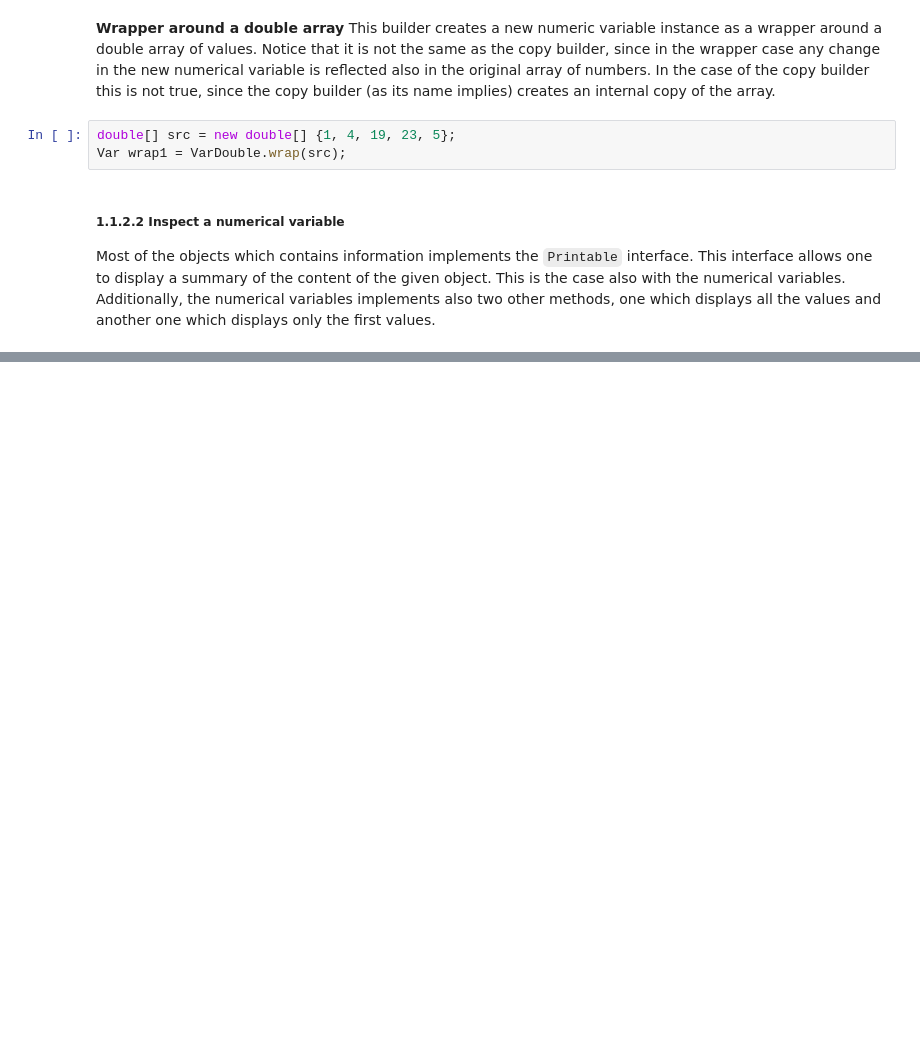
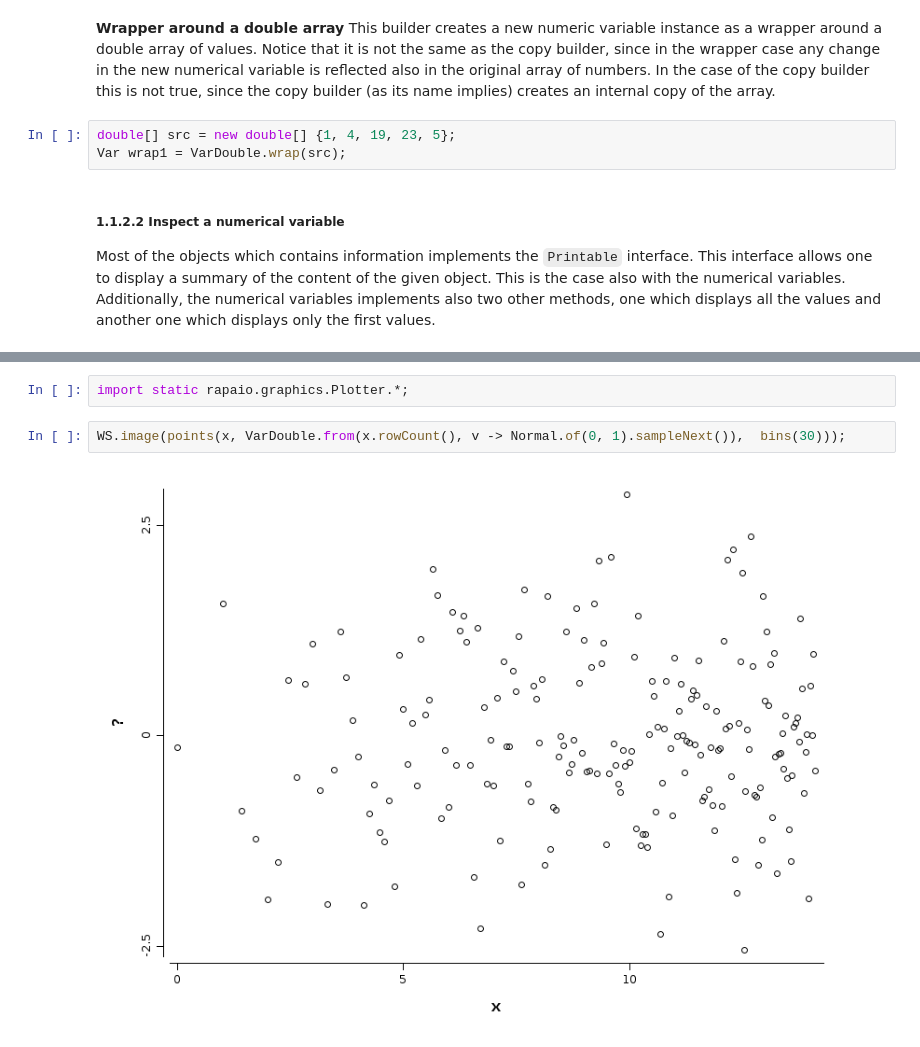
Before and after one commit to padreati/rapaio-notebooks, a Jupyter notebook: manual/1. Variables, frames and data manipulation.ipynb, the cells around one changed output, grey strips where cells are left out. Drawn from its saved outputs; the diff is of its cells as text; blank space fills up the shorter version.

```diff
--- a/manual/1. Variables, frames and data manipulation.ipynb
+++ b/manual/1. Variables, frames and data manipulation.ipynb
@@ -207,0 +226,6 @@ row    value   row    value   row    value   row    value   row    value
+# %%
+import static rapaio.graphics.Plotter.*;
+# %%
+WS.image(points(x, VarDouble.from(x.rowCount(), v -> Normal.of(0, 1).sampleNext()),  bins(30)));
+# %% [output]
+[figure, added]
```
Also changed, not shown: parts of 7 cells of this notebook, 2 other files.
